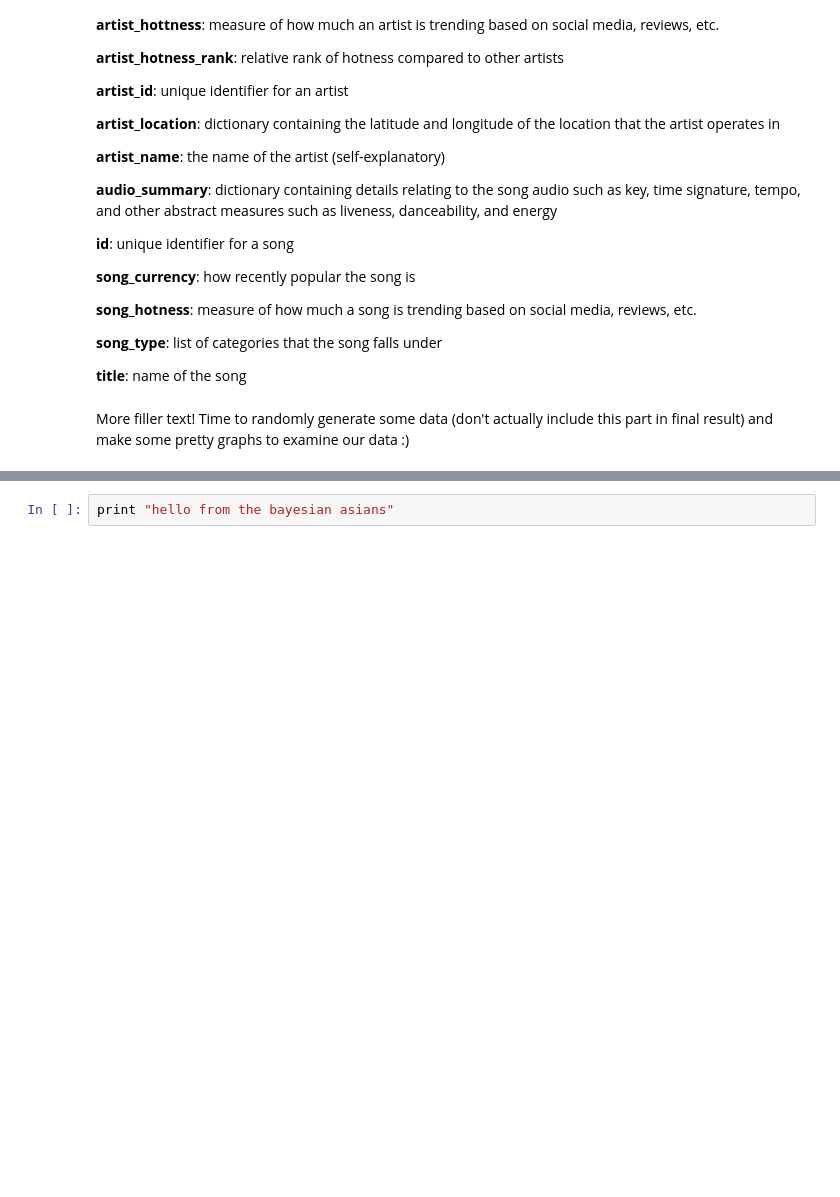
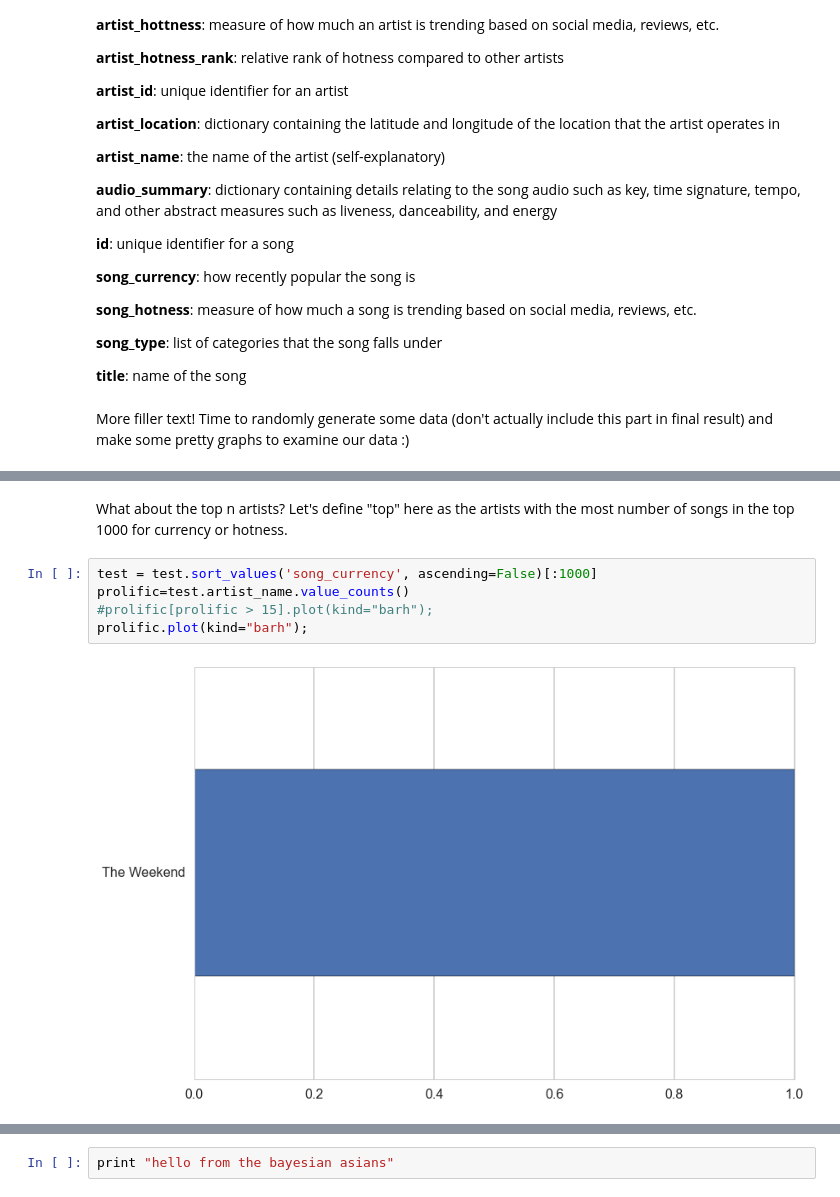
Before and after one commit to allenchen248/Bayesian-Asians-Project, a Jupyter notebook: Jesse's Test Code.ipynb, the cells around one changed output, grey strips where cells are left out. Saved outputs shown, nothing was run; the diff lists cells and outputs as text; blank space fills up the shorter version.

```diff
--- a/Jesse's Test Code.ipynb
+++ b/Jesse's Test Code.ipynb
@@ -79,0 +102,9 @@ More filler text! Time to randomly generate some data (don't actually include th
+# %% [markdown]
+What about the top n artists? Let's define "top" here as the artists with the most number of songs in the top 1000 for  currency or hotness.
+# %%
+test = test.sort_values('song_currency', ascending=False)[:1000]
+prolific=test.artist_name.value_counts()
+#prolific[prolific > 15].plot(kind="barh");
+prolific.plot(kind="barh");
+# %% [output]
+[figure, added]
```
Also changed, not shown: parts of 9 cells of this notebook.
